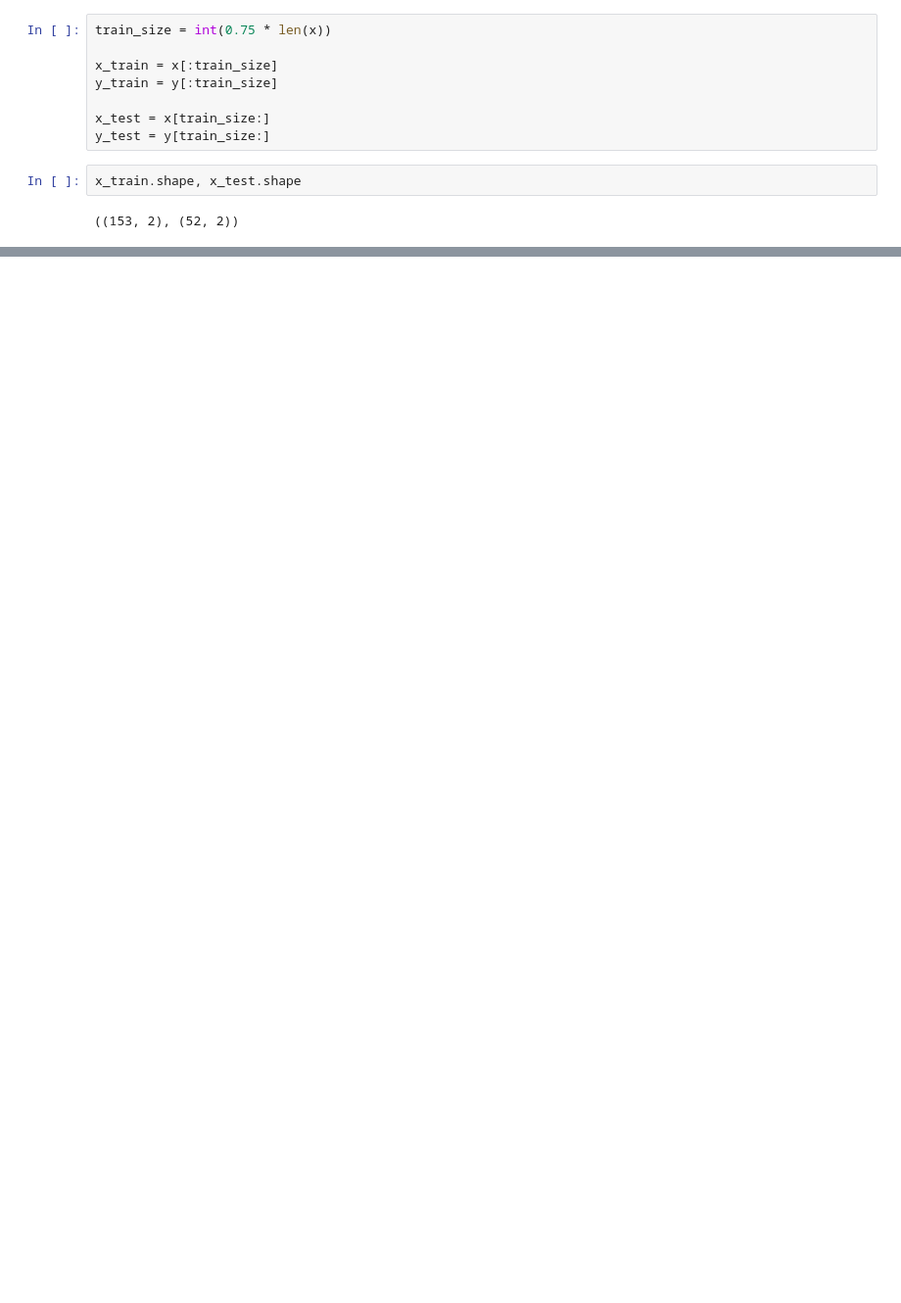
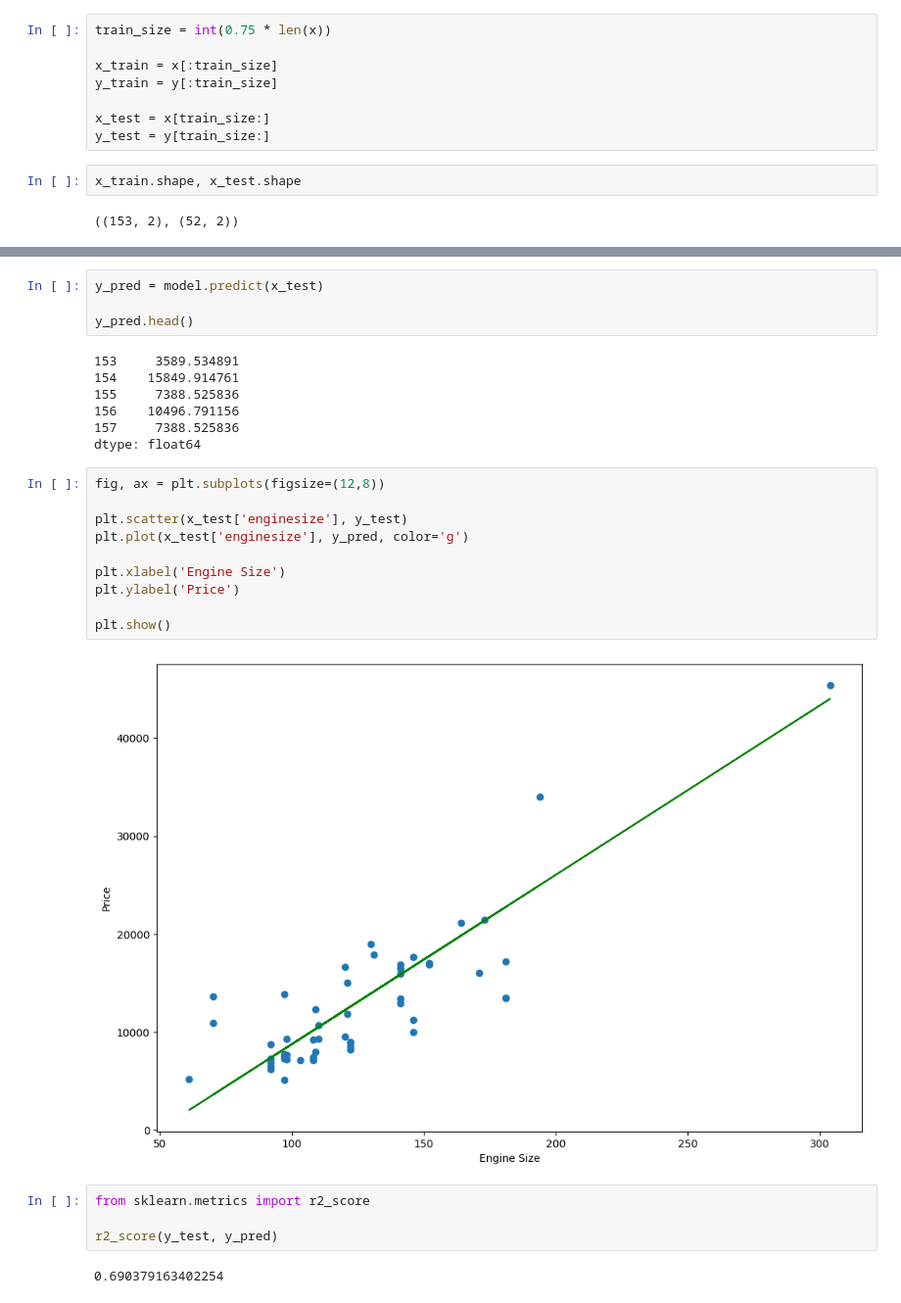
Before and after one commit to mohammad-agus/linear_regression_ols_using_python_statsmodels, a Jupyter notebook: linear_regression_ols_v1.ipynb, the cells around one changed output, grey strips where cells are left out. Shown at 98% size. Drawn from its saved outputs; the diff is of its cells as text; blank space fills up the shorter version.

```diff
--- a/linear_regression_ols_v1.ipynb
+++ b/linear_regression_ols_v1.ipynb
@@ -115,0 +165,29 @@ x_train.shape, x_test.shape
+# %%
+y_pred = model.predict(x_test)
+
+y_pred.head()
+# %% [output]
+153     3589.534891
+154    15849.914761
+155     7388.525836
+156    10496.791156
+157     7388.525836
+dtype: float64
+# %%
+fig, ax = plt.subplots(figsize=(12,8))
+
+plt.scatter(x_test['enginesize'], y_test)
+plt.plot(x_test['enginesize'], y_pred, color='g')
+
+plt.xlabel('Engine Size')
+plt.ylabel('Price')
+
+plt.show()
+# %% [output]
+[figure, added]
+# %%
+from sklearn.metrics import r2_score
+
+r2_score(y_test, y_pred)
+# %% [output]
+0.690379163402254
```
Also changed, not shown: parts of 8 cells of this notebook.
